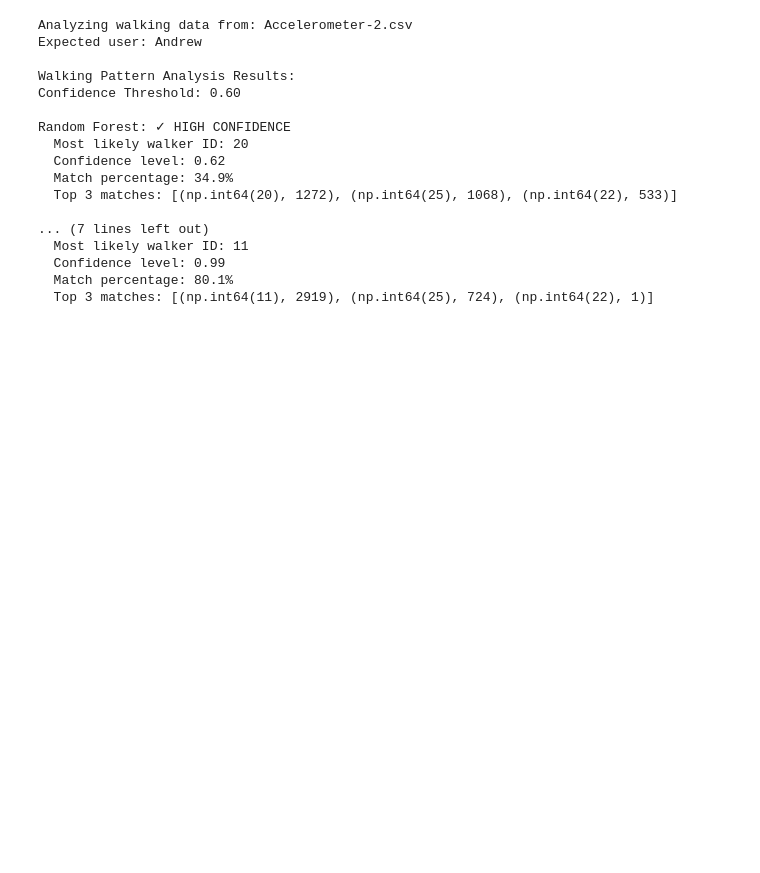
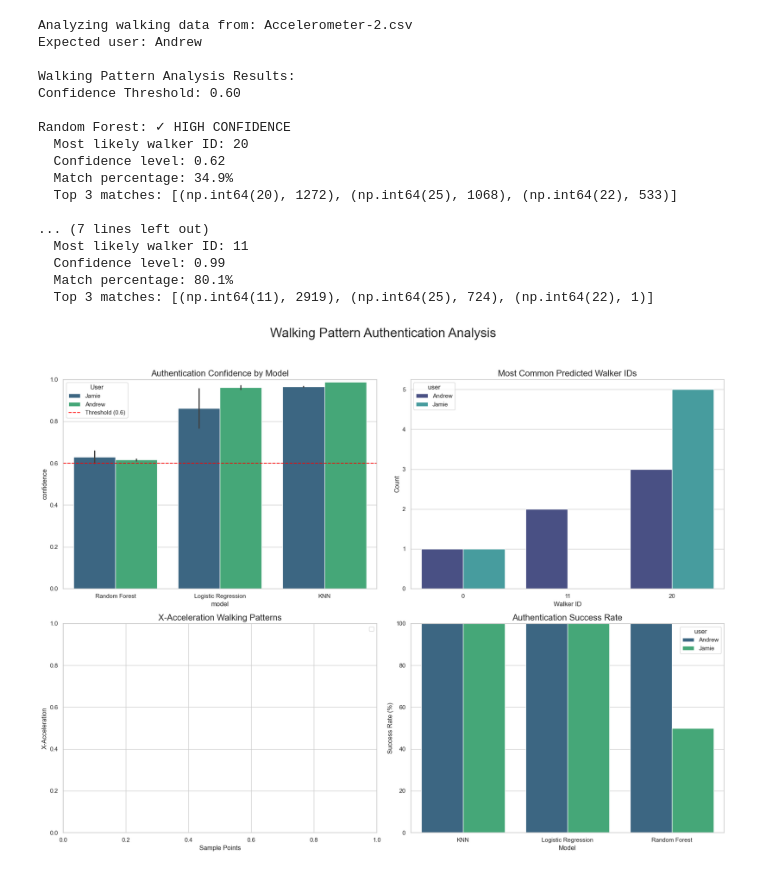
Before and after one commit to acolinhe/ThreeBlindMice, a Jupyter notebook: main.ipynb, the cells around one changed output. Cells and saved outputs as stored; diff of their text form; code cells hidden in the pictures; blank space fills up the shorter version.

Commit message:
Implemented plots

```diff
--- a/main.ipynb
+++ b/main.ipynb
@@ -466,0 +615,4 @@ Random Forest: ✓ HIGH CONFIDENCE
+# %%
+results_df = visualize_walking_authentication()
+# %% [output]
+[figure, added]
```
Also changed, not shown: parts of 1 cell of this notebook, 2 other files.
